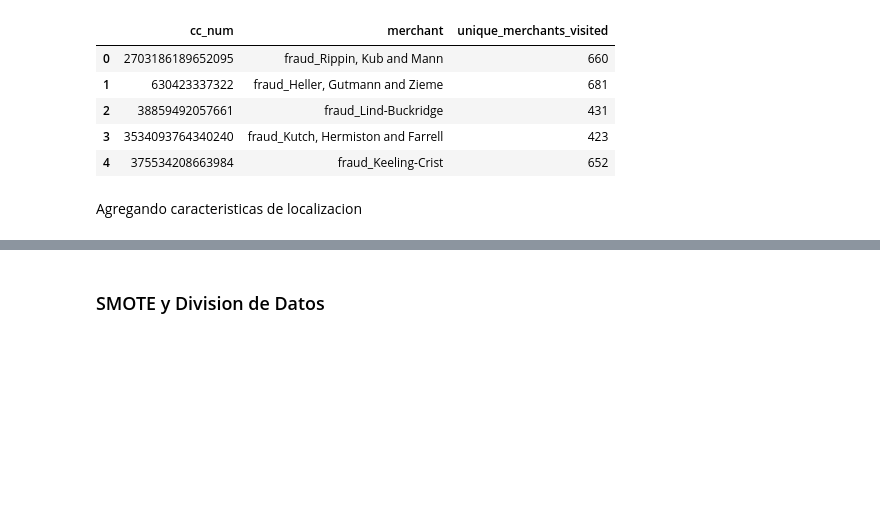
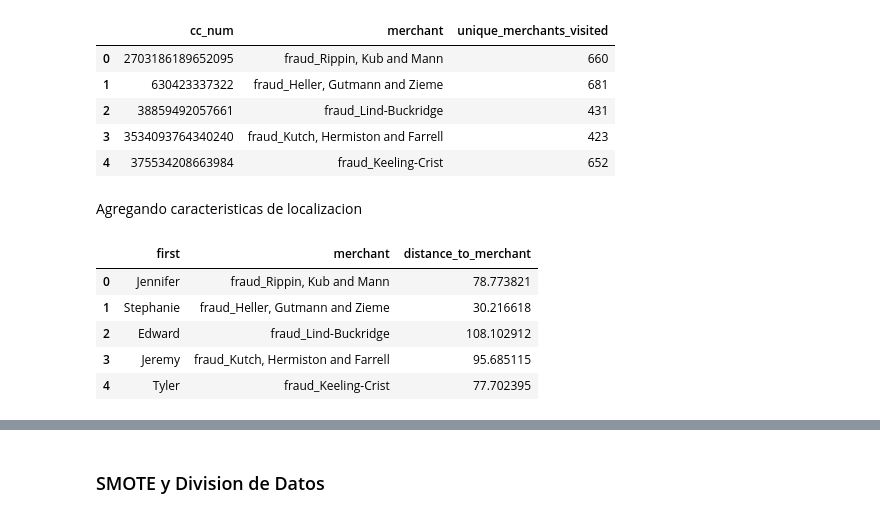
Before and after one commit to javim7/Proyecto2-SDS, a Jupyter notebook: proyecto2.ipynb, the cells around one changed output, grey strips where cells are left out. Cells and saved outputs as stored; diff of their text form; code cells hidden in the pictures; blank space fills up the shorter version.

```diff
--- a/proyecto2.ipynb
+++ b/proyecto2.ipynb
@@ -208,13 +207,20 @@ df[['cc_num', 'merchant', 'unique_merchants_visited']].head()
 # %% [markdown]
 Agregando caracteristicas de localizacion
 # %%
-# # Función para calcular la distancia entre dos puntos geográficos
-# def calculate_distance(row):
-#     customer_location = (row['lat'], row['long'])
-#     merchant_location = (row['merch_lat'], row['merch_long'])
-#     return geodesic(customer_location, merchant_location).kilometers
+# Función para calcular la distancia entre dos puntos geográficos
+def calculate_distance(row):
+    customer_location = (row['lat'], row['long'])
+    merchant_location = (row['merch_lat'], row['merch_long'])
+    return geodesic(customer_location, merchant_location).kilometers
 
-# # Calcular la distancia desde el cliente hasta el comerciante
-# df['distance_to_merchant'] = df.apply(calculate_distance, axis=1)
+# Calcular la distancia desde el cliente hasta el comerciante
+df['distance_to_merchant'] = df.apply(calculate_distance, axis=1)
 
-# df[['first', 'merchant', 'distance_to_merchant']].head()
+df[['first', 'merchant', 'distance_to_merchant']].head()
+# %% [output]
+|  | first | merchant | distance_to_merchant |
+| 0 | Jennifer | fraud_Rippin, Kub and Mann | 78.773821 |
+| 1 | Stephanie | fraud_Heller, Gutmann and Zieme | 30.216618 |
+| 2 | Edward | fraud_Lind-Buckridge | 108.102912 |
+| 3 | Jeremy | fraud_Kutch, Hermiston and Farrell | 95.685115 |
+| 4 | Tyler | fraud_Keeling-Crist | 77.702395 |
```
Also changed, not shown: parts of 21 cells of this notebook, 3 other files.
